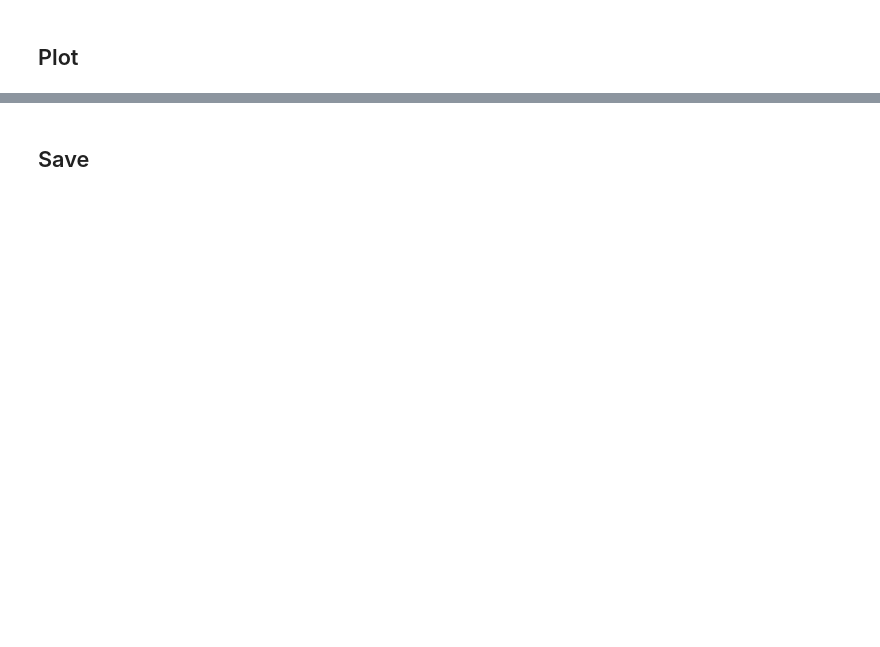
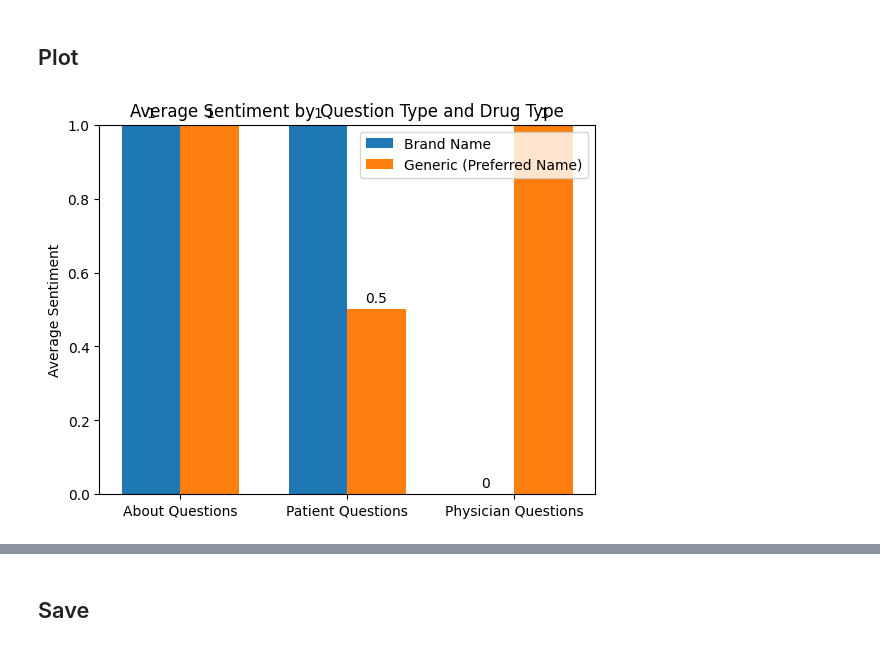
Before and after one commit to BittermanLab/OncoRABBITS, a Jupyter notebook: src/sentiment.ipynb, the cells around one changed output, grey strips where cells are left out. Drawn from its saved outputs; the diff is of its cells as text; code cells hidden in the pictures; blank space fills up the shorter version.

Commit message:
list preference 3.5

```diff
--- a/src/sentiment.ipynb
+++ b/src/sentiment.ipynb
@@ -139,8 +163,6 @@ def perform_sentiment_analysis(df, column_names):
         df[f"sentiment_{column_name}"] = sentiments
     return df
 # %%
-sentiment_final_df = generate_questions(sentiment_df, prompt_templates)
-# ##### DEBUG #####
-# sentiment_final_df_dedup= sentiment_final_df.head(10)
+sentiment_final_df = generate_questions(reshaped_df, prompt_templates)
 
 sentiment_final_df.head()
@@ -147,7 +176,11 @@ sentiment_final_df.head()
+# %%
+if DEBUG:
+    sentiment_final_df = sentiment_final_df.sample(3)
 # %%
-# sentiment_final_df = get_gpt_inference(sentiment_final_df, list(prompt_templates.keys()), get_chat_completion)
-# sentiment_final_df = perform_sentiment_analysis(sentiment_final_df, [f'inferred_{key}' for key in prompt_templates.keys()])
-sentiment_final_df = perform_sentiment_analysis(
-    sentiment_df, ["inferred_question_physician"]
-)
-sentiment_final_df.head(10)
+dataframes = []
+
+for temp in temperatures:
+    df = sentiment_final_df.copy()  # start with a copy of the original DataFrame
+    df = get_gpt_inference(df, list(prompt_templates.keys()), get_chat_completion, TEMP=temp)
+    df = perform_sentiment_analysis(df, [f'inferred_{key}' for key in prompt_templates.keys()])
+    dataframes.append(df)
@@ -182,44 +237,46 @@ sentiment_df["sentiment_inferred_question_about"].value_counts()
 # %% [markdown]
 ## Plot
 # %%
+df_1= dataframes[0]
+
 # Separate the data into brand names and preferred (generic) names
-brand_data = sentiment_df[sentiment_df["string_type"] == "brand name"]
-generic_data = sentiment_df[sentiment_df["string_type"] == "preferred name"]
+brand_data = df_1[df_1["string_type"] == "brand"]
+generic_data = df_1[df_1["string_type"] == "preferred"]
 
-# Calculate average sentiment for patient and about questions for both brand and generic drugs
+# Calculate average sentiment for each question type for both brand and generic drugs
+avg_sentiment_about_brand = brand_data["sentiment_inferred_question_about"].mean()
 avg_sentiment_patient_brand = brand_data["sentiment_inferred_question_patient"].mean()
-avg_sentiment_about_brand = brand_data["sentiment_inferred_question_about"].mean()
+avg_sentiment_physician_brand = brand_data["sentiment_inferred_question_physician"].mean()
 
-avg_sentiment_patient_generic = generic_data[
-    "sentiment_inferred_question_patient"
-].mean()
 avg_sentiment_about_generic = generic_data["sentiment_inferred_question_about"].mean()
+avg_sentiment_patient_generic = generic_data["sentiment_inferred_question_patient"].mean()
+avg_sentiment_physician_generic = generic_data["sentiment_inferred_question_physician"].mean()
 
 # Now, let's plot these values
-labels = ["Patient Questions", "Physician Questions"]
-brand_values = [avg_sentiment_patient_brand, avg_sentiment_about_brand]
-generic_values = [avg_sentiment_patient_generic, avg_sentiment_about_generic]
+labels = ["About Questions", "Patient Questions", "Physician Questions"]
+brand_values = [avg_sentiment_about_brand, avg_sentiment_patient_brand, avg_sentiment_physician_brand]
+generic_values = [avg_sentiment_about_generic, avg_sentiment_patient_generic, avg_sentiment_physician_generic]
 
 x = range(len(labels))  # the label locations
 width = 0.35  # the width of the bars
 
 fig, ax = plt.subplots()
 rects1 = ax.bar(x, brand_values, width, label="Brand Name")
-rects2 = ax.bar(
-    [p + width for p in x], generic_values, width, label="Generic (Preferred Name)"
-)
+rects2 = ax.bar([p + width for p in x], generic_values, width, label="Generic (Preferred Name)")
 
 # Add some text for labels, title, and custom x-axis tick labels, etc.
 ax.set_ylabel("Average Sentiment")
 ax.set_title("Average Sentiment by Question Type and Drug Type")
 ax.set_xticks([p + width / 2 for p in x])
 ax.set_xticklabels(labels)
 ax.legend()
 
 # Adding some aesthetics to make the plot more readable
 ax.bar_label(rects1, padding=3)
 ax.bar_label(rects2, padding=3)
 plt.ylim(0, 1)  # Assuming sentiment values are normalized between 0 and 1
 
 plt.show()
+# %% [output]
+[figure, added]
 # %%
```
Also changed, not shown: parts of 12 cells of this notebook, 2 other files.
